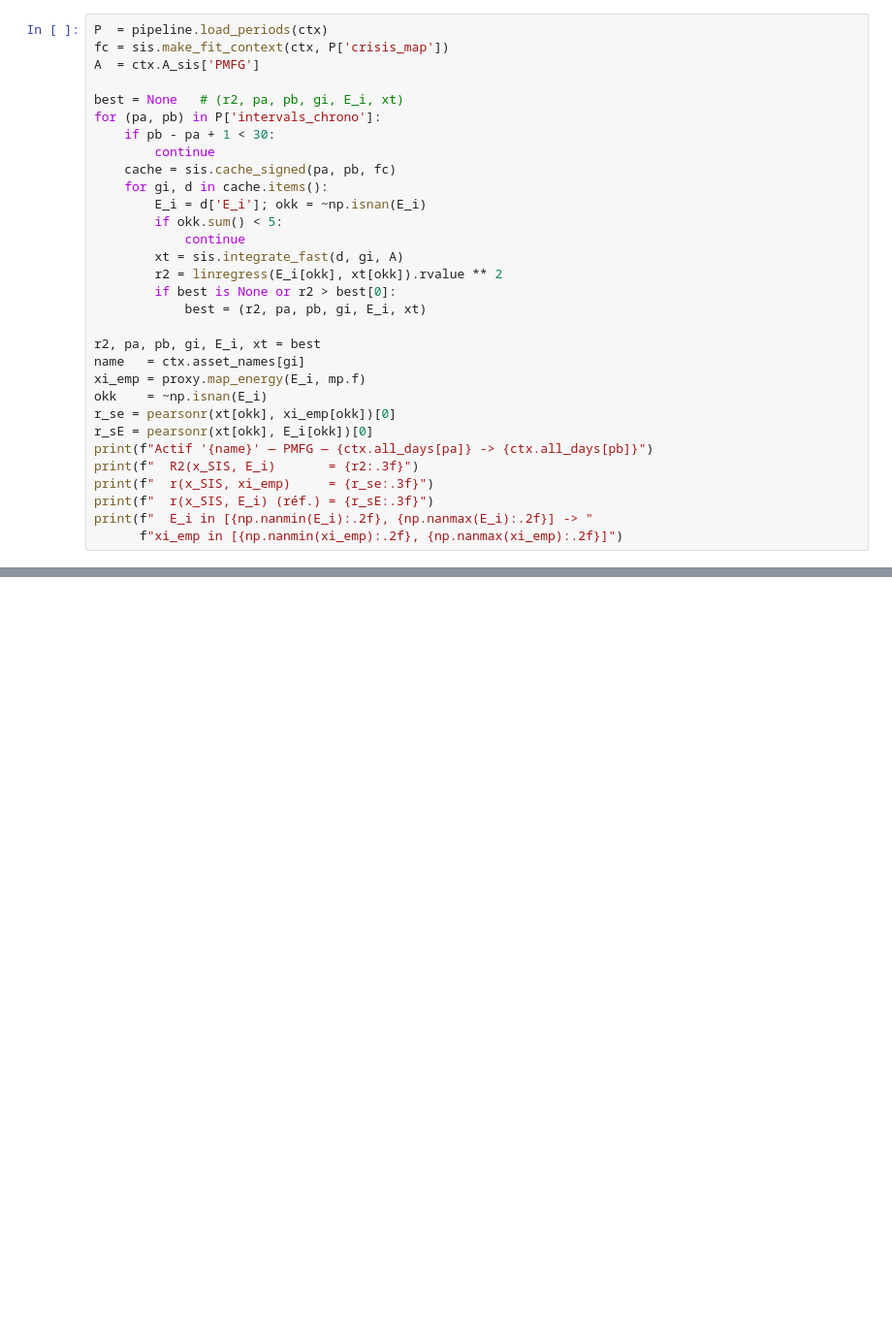
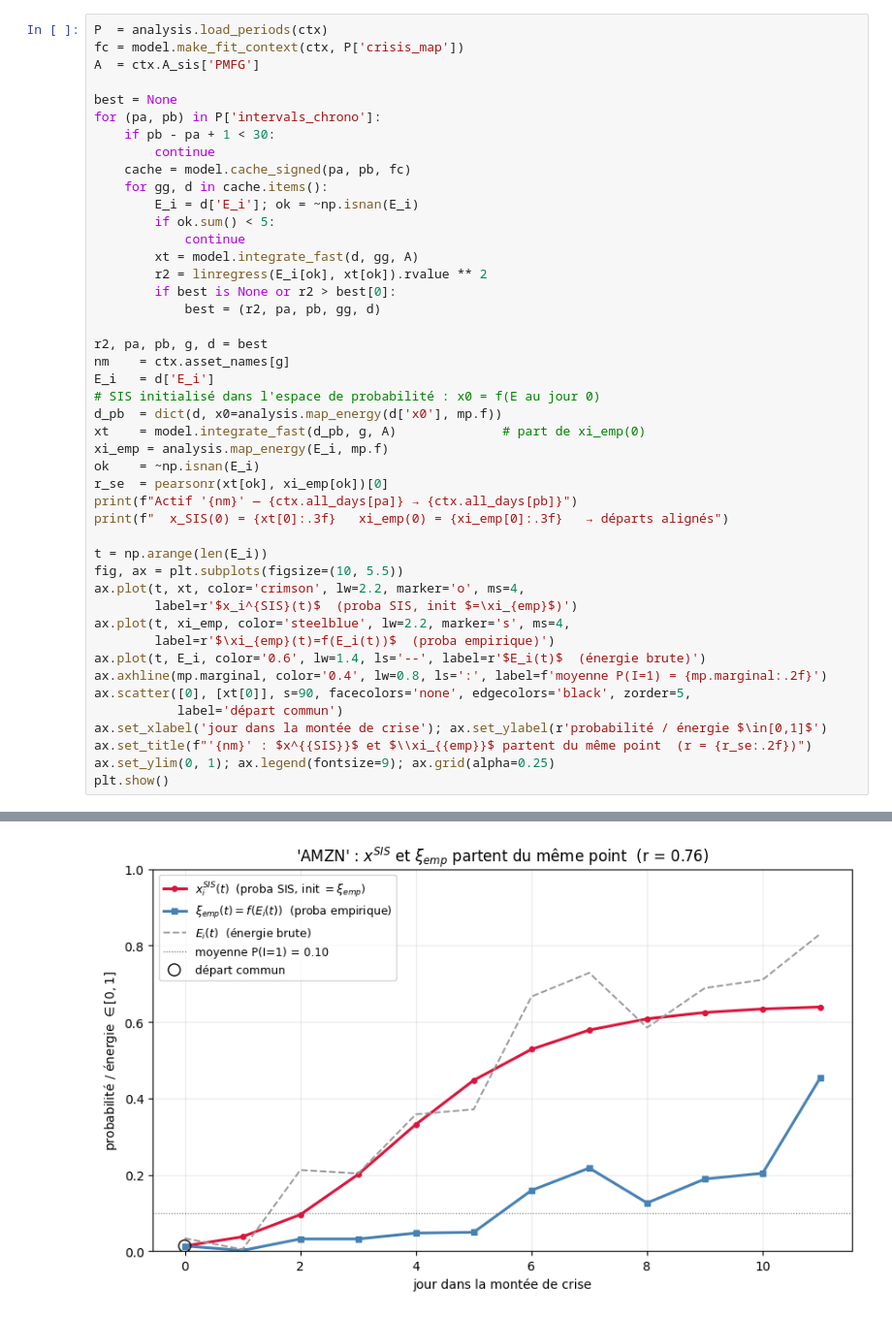
Before and after one commit to theodore34/contagion, a Jupyter notebook: notebooks/article.ipynb, the cells around one changed output, grey strips where cells are left out. Shown at 97% size. Cells and saved outputs as stored; diff of their text form; blank space fills up the shorter version.

```diff
--- a/notebooks/article.ipynb
+++ b/notebooks/article.ipynb
@@ -99,33 +167,47 @@ crises $\geq 30$ jours, puis on superpose les **deux probabilités**.
 # %%
-P  = pipeline.load_periods(ctx)
-fc = sis.make_fit_context(ctx, P['crisis_map'])
+P  = analysis.load_periods(ctx)
+fc = model.make_fit_context(ctx, P['crisis_map'])
 A  = ctx.A_sis['PMFG']
 
-best = None   # (r2, pa, pb, gi, E_i, xt)
+best = None
 for (pa, pb) in P['intervals_chrono']:
     if pb - pa + 1 < 30:
         continue
-    cache = sis.cache_signed(pa, pb, fc)
-    for gi, d in cache.items():
-        E_i = d['E_i']; okk = ~np.isnan(E_i)
-        if okk.sum() < 5:
+    cache = model.cache_signed(pa, pb, fc)
+    for gg, d in cache.items():
+        E_i = d['E_i']; ok = ~np.isnan(E_i)
+        if ok.sum() < 5:
             continue
-        xt = sis.integrate_fast(d, gi, A)
-        r2 = linregress(E_i[okk], xt[okk]).rvalue ** 2
+        xt = model.integrate_fast(d, gg, A)
+        r2 = linregress(E_i[ok], xt[ok]).rvalue ** 2
         if best is None or r2 > best[0]:
-            best = (r2, pa, pb, gi, E_i, xt)
+            best = (r2, pa, pb, gg, d)
 
-r2, pa, pb, gi, E_i, xt = best
-name   = ctx.asset_names[gi]
-xi_emp = proxy.map_energy(E_i, mp.f)
-okk    = ~np.isnan(E_i)
-r_se = pearsonr(xt[okk], xi_emp[okk])[0]
-r_sE = pearsonr(xt[okk], E_i[okk])[0]
-print(f"Actif '{name}' — PMFG — {ctx.all_days[pa]} -> {ctx.all_days[pb]}")
-print(f"  R2(x_SIS, E_i)       = {r2:.3f}")
-print(f"  r(x_SIS, xi_emp)     = {r_se:.3f}")
-print(f"  r(x_SIS, E_i) (réf.) = {r_sE:.3f}")
-print(f"  E_i in [{np.nanmin(E_i):.2f}, {np.nanmax(E_i):.2f}] -> "
-      f"xi_emp in [{np.nanmin(xi_emp):.2f}, {np.nanmax(xi_emp):.2f}]")
+r2, pa, pb, g, d = best
+nm    = ctx.asset_names[g]
+E_i   = d['E_i']
+# SIS initialisé dans l'espace de probabilité : x0 = f(E au jour 0)
+d_pb  = dict(d, x0=analysis.map_energy(d['x0'], mp.f))
+xt    = model.integrate_fast(d_pb, g, A)              # part de xi_emp(0)
+xi_emp = analysis.map_energy(E_i, mp.f)
+ok    = ~np.isnan(E_i)
+r_se  = pearsonr(xt[ok], xi_emp[ok])[0]
+print(f"Actif '{nm}' — {ctx.all_days[pa]} → {ctx.all_days[pb]}")
+print(f"  x_SIS(0) = {xt[0]:.3f}   xi_emp(0) = {xi_emp[0]:.3f}   → départs alignés")
+
+t = np.arange(len(E_i))
+fig, ax = plt.subplots(figsize=(10, 5.5))
+ax.plot(t, xt, color='crimson', lw=2.2, marker='o', ms=4,
+        label=r'$x_i^{SIS}(t)$  (proba SIS, init $=\xi_{emp}$)')
+ax.plot(t, xi_emp, color='steelblue', lw=2.2, marker='s', ms=4,
+        label=r'$\xi_{emp}(t)=f(E_i(t))$  (proba empirique)')
+ax.plot(t, E_i, color='0.6', lw=1.4, ls='--', label=r'$E_i(t)$  (énergie brute)')
+ax.axhline(mp.marginal, color='0.4', lw=0.8, ls=':', label=f'moyenne P(I=1) = {mp.marginal:.2f}')
+ax.scatter([0], [xt[0]], s=90, facecolors='none', edgecolors='black', zorder=5,
+           label='départ commun')
+ax.set_xlabel('jour dans la montée de crise'); ax.set_ylabel(r'probabilité / énergie $\in[0,1]$')
+ax.set_title(f"'{nm}' : $x^{{SIS}}$ et $\\xi_{{emp}}$ partent du même point  (r = {r_se:.2f})")
+ax.set_ylim(0, 1); ax.legend(fontsize=9); ax.grid(alpha=0.25)
+plt.show()
 # %% [output]
 [cache] OK  crisis_map
@@ -136,0 +216 @@ Actif 'AMZN' — PMFG — 2019-04-01 -> 2019-05-13
+[figure, added]
```
Also changed, not shown: parts of 22 cells of this notebook, 56 other files.
